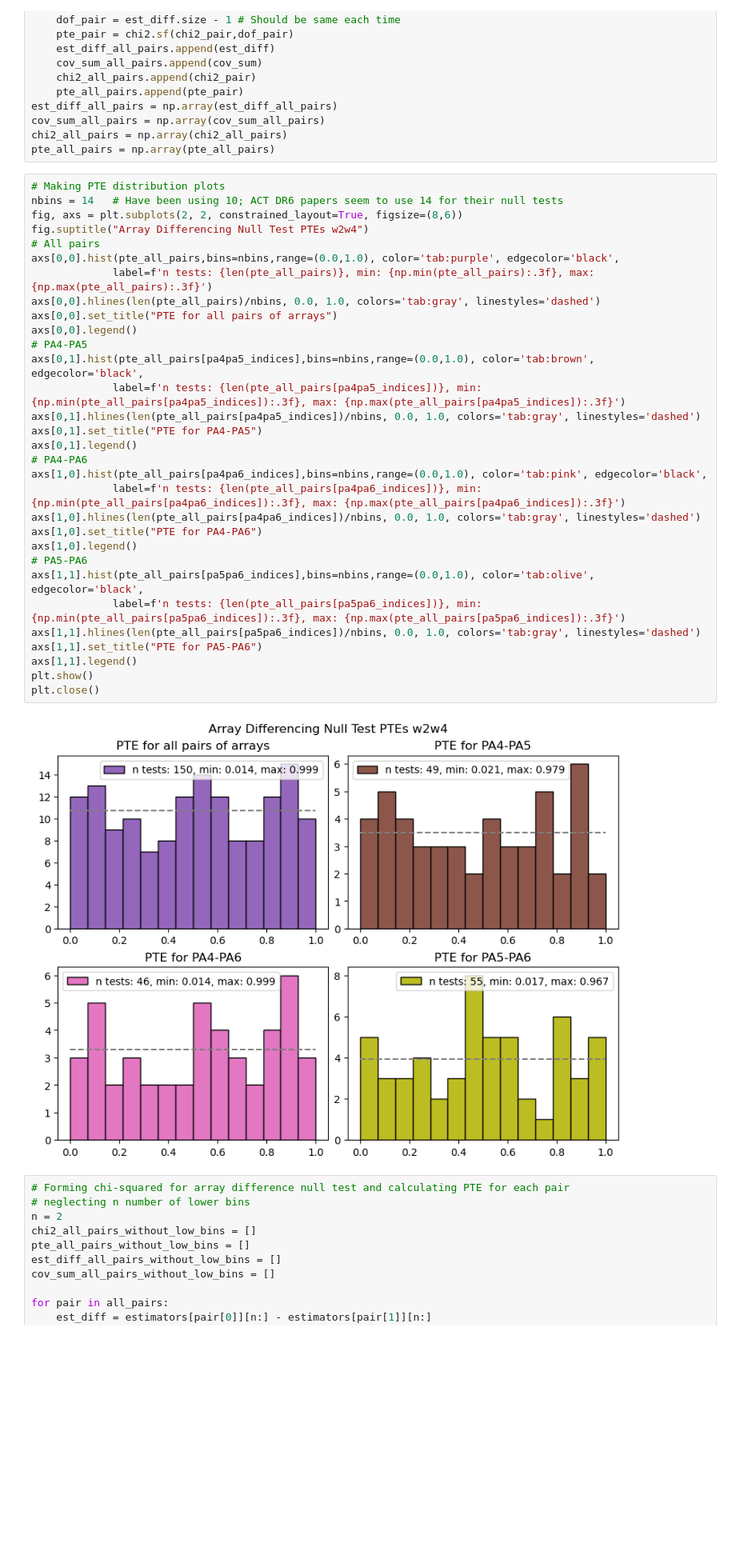
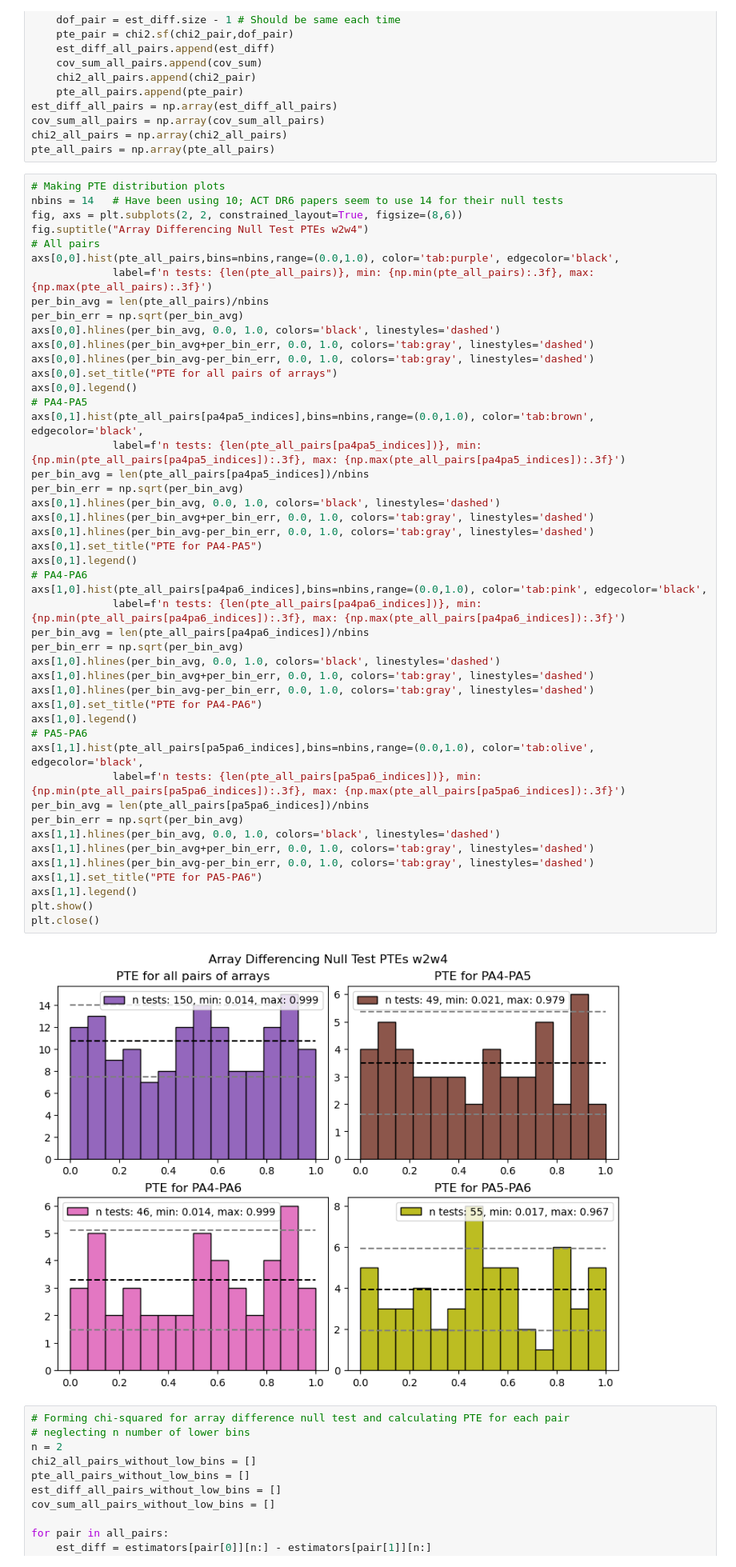
Before and after one commit to zhuber21/act-axion-analysis, a Jupyter notebook: notebooks/array_diff_larger_set_w2w4_20250201.ipynb, the cells around one changed output. Shown at 80% size. Cells and saved outputs as stored; diff of their text form; blank space fills up the shorter version.

```diff
--- a/notebooks/array_diff_larger_set_w2w4_20250201.ipynb
+++ b/notebooks/array_diff_larger_set_w2w4_20250201.ipynb
@@ -332,36 +368,52 @@ pte_all_pairs = np.array(pte_all_pairs)
 # %%
 # Making PTE distribution plots
 nbins = 14   # Have been using 10; ACT DR6 papers seem to use 14 for their null tests
 fig, axs = plt.subplots(2, 2, constrained_layout=True, figsize=(8,6))
 fig.suptitle("Array Differencing Null Test PTEs w2w4")
 # All pairs
 axs[0,0].hist(pte_all_pairs,bins=nbins,range=(0.0,1.0), color='tab:purple', edgecolor='black',
              label=f'n tests: {len(pte_all_pairs)}, min: {np.min(pte_all_pairs):.3f}, max: {np.max(pte_all_pairs):.3f}')
-axs[0,0].hlines(len(pte_all_pairs)/nbins, 0.0, 1.0, colors='tab:gray', linestyles='dashed')
+per_bin_avg = len(pte_all_pairs)/nbins
+per_bin_err = np.sqrt(per_bin_avg)
+axs[0,0].hlines(per_bin_avg, 0.0, 1.0, colors='black', linestyles='dashed')
+axs[0,0].hlines(per_bin_avg+per_bin_err, 0.0, 1.0, colors='tab:gray', linestyles='dashed')
+axs[0,0].hlines(per_bin_avg-per_bin_err, 0.0, 1.0, colors='tab:gray', linestyles='dashed')
 axs[0,0].set_title("PTE for all pairs of arrays")
 axs[0,0].legend()
 # PA4-PA5
 axs[0,1].hist(pte_all_pairs[pa4pa5_indices],bins=nbins,range=(0.0,1.0), color='tab:brown', edgecolor='black',
              label=f'n tests: {len(pte_all_pairs[pa4pa5_indices])}, min: {np.min(pte_all_pairs[pa4pa5_indices]):.3f}, max: {np.max(pte_all_pairs[pa4pa5_indices]):.3f}')
-axs[0,1].hlines(len(pte_all_pairs[pa4pa5_indices])/nbins, 0.0, 1.0, colors='tab:gray', linestyles='dashed')
+per_bin_avg = len(pte_all_pairs[pa4pa5_indices])/nbins
+per_bin_err = np.sqrt(per_bin_avg)
+axs[0,1].hlines(per_bin_avg, 0.0, 1.0, colors='black', linestyles='dashed')
+axs[0,1].hlines(per_bin_avg+per_bin_err, 0.0, 1.0, colors='tab:gray', linestyles='dashed')
+axs[0,1].hlines(per_bin_avg-per_bin_err, 0.0, 1.0, colors='tab:gray', linestyles='dashed')
 axs[0,1].set_title("PTE for PA4-PA5")
 axs[0,1].legend()
 # PA4-PA6
 axs[1,0].hist(pte_all_pairs[pa4pa6_indices],bins=nbins,range=(0.0,1.0), color='tab:pink', edgecolor='black',
              label=f'n tests: {len(pte_all_pairs[pa4pa6_indices])}, min: {np.min(pte_all_pairs[pa4pa6_indices]):.3f}, max: {np.max(pte_all_pairs[pa4pa6_indices]):.3f}')
-axs[1,0].hlines(len(pte_all_pairs[pa4pa6_indices])/nbins, 0.0, 1.0, colors='tab:gray', linestyles='dashed')
+per_bin_avg = len(pte_all_pairs[pa4pa6_indices])/nbins
+per_bin_err = np.sqrt(per_bin_avg)
+axs[1,0].hlines(per_bin_avg, 0.0, 1.0, colors='black', linestyles='dashed')
+axs[1,0].hlines(per_bin_avg+per_bin_err, 0.0, 1.0, colors='tab:gray', linestyles='dashed')
+axs[1,0].hlines(per_bin_avg-per_bin_err, 0.0, 1.0, colors='tab:gray', linestyles='dashed')
 axs[1,0].set_title("PTE for PA4-PA6")
 axs[1,0].legend()
 # PA5-PA6
 axs[1,1].hist(pte_all_pairs[pa5pa6_indices],bins=nbins,range=(0.0,1.0), color='tab:olive', edgecolor='black',
              label=f'n tests: {len(pte_all_pairs[pa5pa6_indices])}, min: {np.min(pte_all_pairs[pa5pa6_indices]):.3f}, max: {np.max(pte_all_pairs[pa5pa6_indices]):.3f}')
-axs[1,1].hlines(len(pte_all_pairs[pa5pa6_indices])/nbins, 0.0, 1.0, colors='tab:gray', linestyles='dashed')
+per_bin_avg = len(pte_all_pairs[pa5pa6_indices])/nbins
+per_bin_err = np.sqrt(per_bin_avg)
+axs[1,1].hlines(per_bin_avg, 0.0, 1.0, colors='black', linestyles='dashed')
+axs[1,1].hlines(per_bin_avg+per_bin_err, 0.0, 1.0, colors='tab:gray', linestyles='dashed')
+axs[1,1].hlines(per_bin_avg-per_bin_err, 0.0, 1.0, colors='tab:gray', linestyles='dashed')
 axs[1,1].set_title("PTE for PA5-PA6")
 axs[1,1].legend()
 plt.show()
 plt.close()
 # %% [output]
-[figure, old version]
+[figure, new version]
 # %%
 # Forming chi-squared for array difference null test and calculating PTE for each pair
 # neglecting n number of lower bins
```
Also changed, not shown: parts of 7 cells of this notebook, 7 other files.
